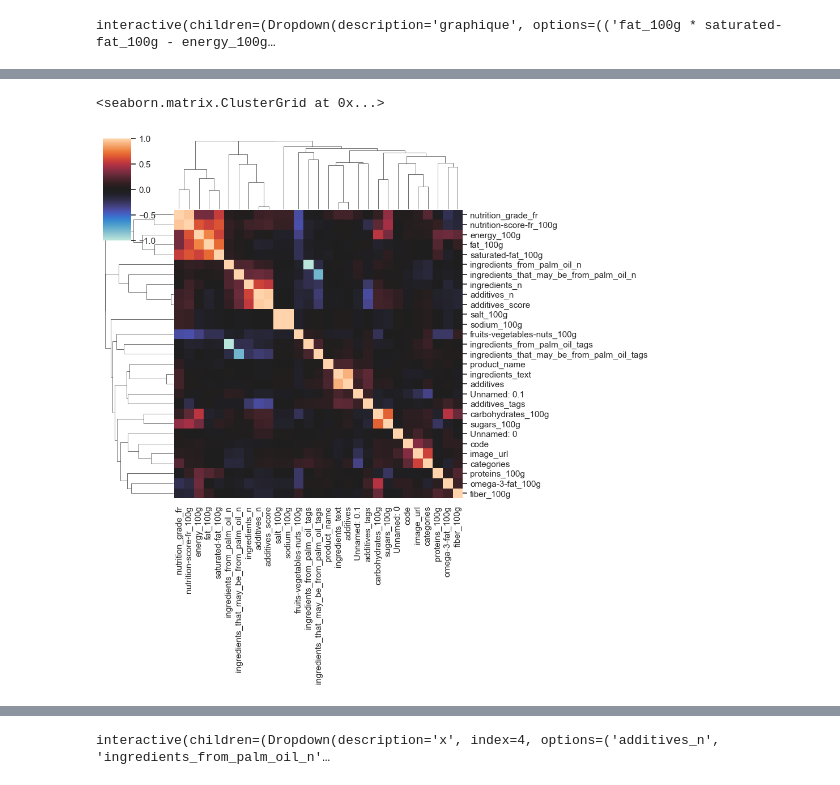
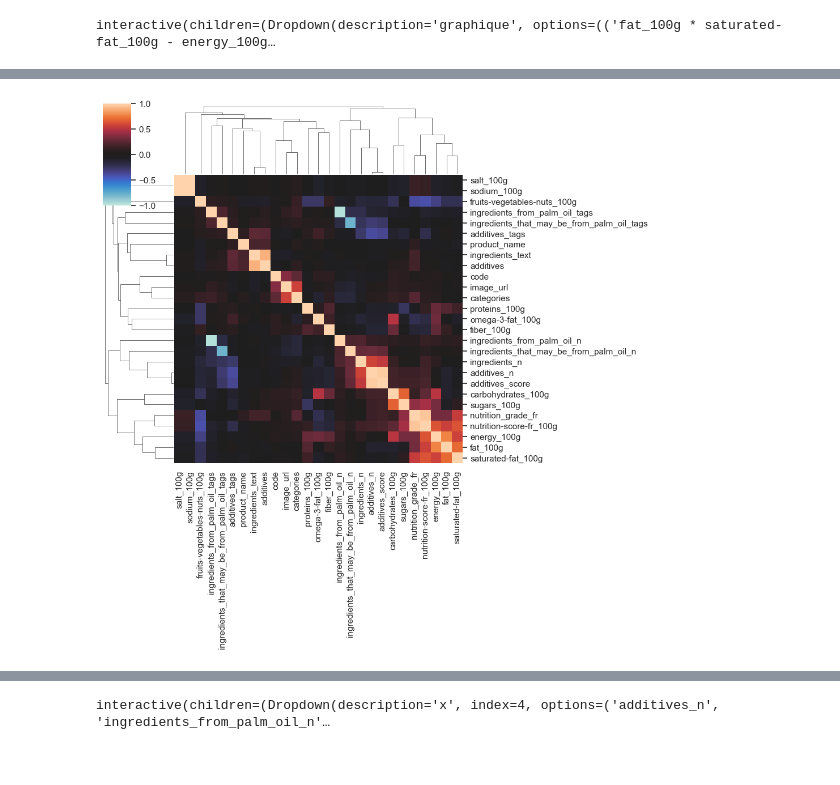
Before and after one commit to CeVague/Projet_3-Concevez_application_pour_sante_publique, a Jupyter notebook: Exploration.ipynb, the cells around one changed output, grey strips where cells are left out. Cells and saved outputs as stored; diff of their text form; code cells hidden in the pictures.

```diff
--- a/Exploration.ipynb
+++ b/Exploration.ipynb
@@ -26,9 +26,12 @@ from mydataviz import *
 # Chargement du dataset version réduite (50000 valeurs pour les tests)
 data = pd.read_csv("./data/data_clean_petit.csv", low_memory=False)
 # %%
-#data.loc[data['carbohydrates_100g']<0] = 0
+data.loc[data['carbohydrates_100g']<0] = 0
+# %%
+data = data.drop(['Unnamed: 0.1', 'Unnamed: 0'], axis=1)
 # %%
-listeColFloat = data.dtypes[data.dtypes != 'object'][3:].index.tolist()
+listeColFloat = data.dtypes[data.dtypes != 'object'].index.tolist()
+if 'code' in listeColFloat : listeColFloat.remove('code')
 # %%
 print("Fichier de dimension " + str(data.shape) + " :\n")
 
@@ -361,7 +378,6 @@ label_encoder = preprocessing.LabelEncoder()
 for c in [c for c in data.columns if c not in listeColFloat]:
     dataTmp[c] = label_encoder.fit_transform(dataTmp[c].astype(str))
 # %%
-sns.clustermap(dataTmp.corr(), vmin=-1, vmax=1, center=0)
+h = sns.clustermap(dataTmp.corr(), vmin=-1, vmax=1, center=0)
 # %% [output]
-<seaborn.matrix.ClusterGrid at 0x...>
-[figure, old version]
+[figure, new version]
```
Also changed, not shown: parts of 20 cells of this notebook.
